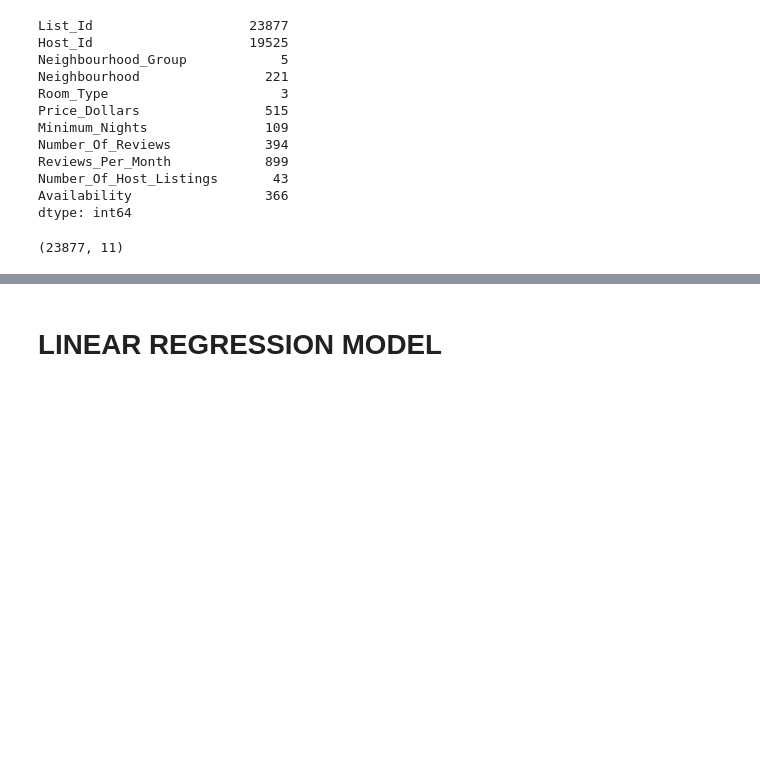
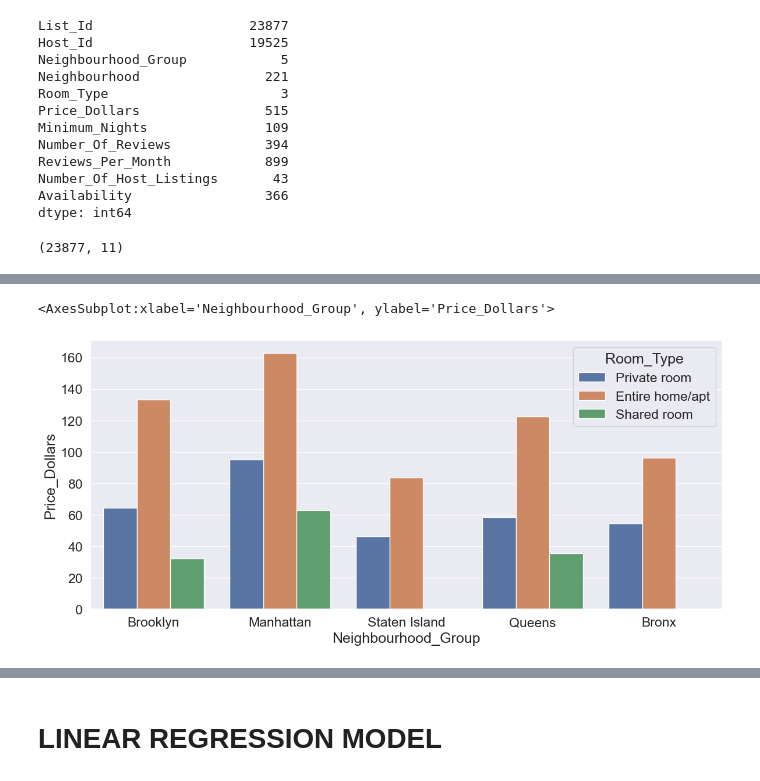
Before and after one commit to d-e-o-lab/MCS7103AirbnbDynamicPricing, a Jupyter notebook: AirBnB Dynamic Pricing.ipynb, the cells around one changed output, grey strips where cells are left out. Cells and saved outputs as stored; diff of their text form; code cells hidden in the pictures; blank space fills up the shorter version.

```diff
--- a/AirBnB Dynamic Pricing.ipynb
+++ b/AirBnB Dynamic Pricing.ipynb
@@ -694,3 +766,9 @@ plt.show()
+# %%
+plt.figure(figsize=(14, 6))
+sns.barplot(df1.Neighbourhood_Group, df1.Price_Dollars, hue=df1.Room_Type, ci=None)
+# %% [output]
+<AxesSubplot:xlabel='Neighbourhood_Group', ylabel='Price_Dollars'>
+[figure, added]
 # %%
 # Histogram to understand the distribution of prices
 # %%
```
Also changed, not shown: parts of 128 cells of this notebook.
